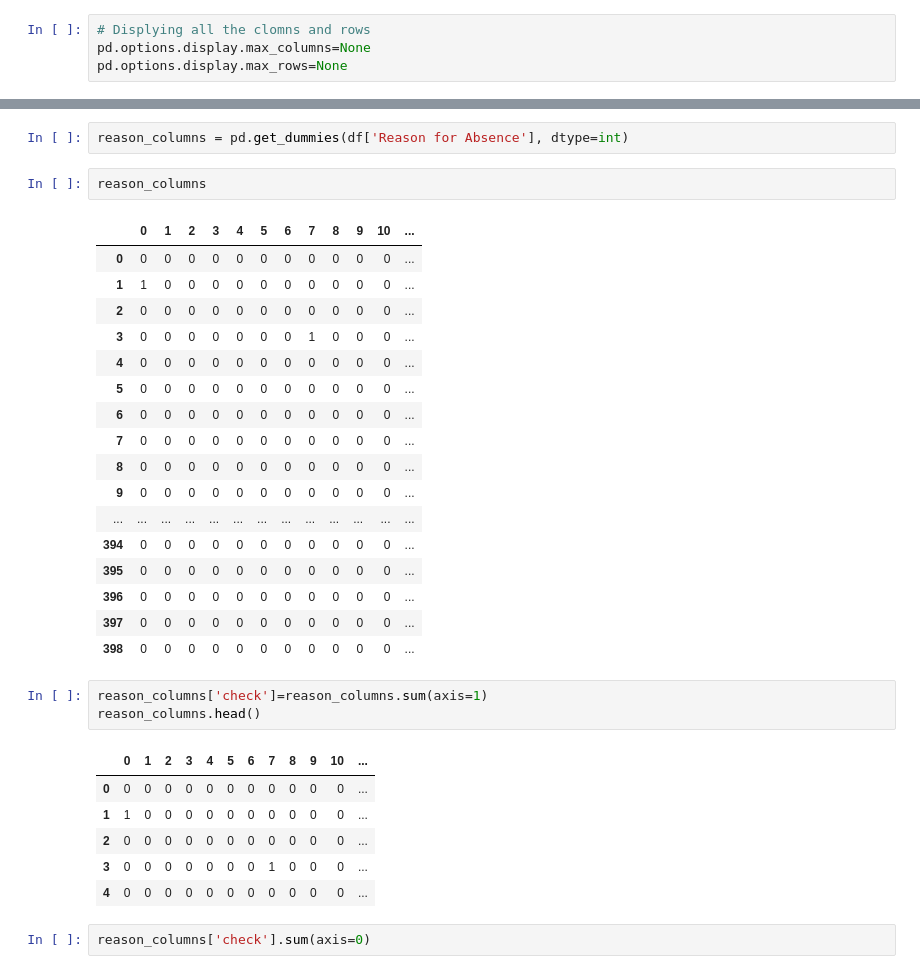
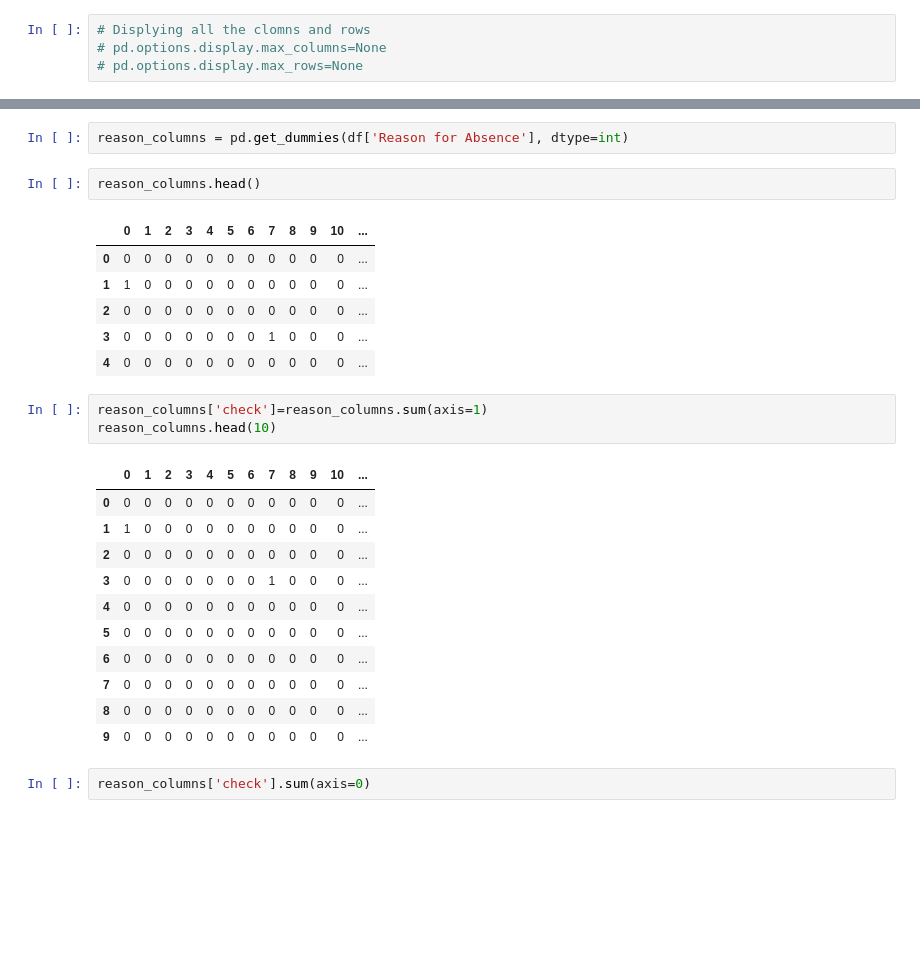
Before and after one commit to krishnavarathan/python-data-analysis, a Jupyter notebook: Absenteesium_Data_Preprocessing.ipynb, the cells around one changed output, grey strips where cells are left out. Cells and saved outputs as stored; diff of their text form; blank space fills up the shorter version.

```diff
--- a/Absenteesium_Data_Preprocessing.ipynb
+++ b/Absenteesium_Data_Preprocessing.ipynb
@@ -59,6 +59,6 @@ pandas.core.frame.DataFrame
 df= data.copy()
 # %%
 # Displying all the clomns and rows
-pd.options.display.max_columns=None
-pd.options.display.max_rows=None
+# pd.options.display.max_columns=None
+# pd.options.display.max_rows=None
 # %%
@@ -191,7 +165,7 @@ sorted(pd.unique(df['Reason for Absence']))
 # %%
 reason_columns = pd.get_dummies(df['Reason for Absence'], dtype=int)
 # %%
-reason_columns
+reason_columns.head()
 # %% [output]
 |  | 0 | 1 | 2 | 3 | 4 | 5 | 6 | 7 | 8 | 9 | 10 | ... |
 | 0 | 0 | 0 | 0 | 0 | 0 | 0 | 0 | 0 | 0 | 0 | 0 | ... |
@@ -199,27 +173,21 @@ reason_columns
 | 2 | 0 | 0 | 0 | 0 | 0 | 0 | 0 | 0 | 0 | 0 | 0 | ... |
 | 3 | 0 | 0 | 0 | 0 | 0 | 0 | 0 | 1 | 0 | 0 | 0 | ... |
 | 4 | 0 | 0 | 0 | 0 | 0 | 0 | 0 | 0 | 0 | 0 | 0 | ... |
-| 5 | 0 | 0 | 0 | 0 | 0 | 0 | 0 | 0 | 0 | 0 | 0 | ... |
-| 6 | 0 | 0 | 0 | 0 | 0 | 0 | 0 | 0 | 0 | 0 | 0 | ... |
-| 7 | 0 | 0 | 0 | 0 | 0 | 0 | 0 | 0 | 0 | 0 | 0 | ... |
-| 8 | 0 | 0 | 0 | 0 | 0 | 0 | 0 | 0 | 0 | 0 | 0 | ... |
-| 9 | 0 | 0 | 0 | 0 | 0 | 0 | 0 | 0 | 0 | 0 | 0 | ... |
-| ... | ... | ... | ... | ... | ... | ... | ... | ... | ... | ... | ... | ... |
-| 394 | 0 | 0 | 0 | 0 | 0 | 0 | 0 | 0 | 0 | 0 | 0 | ... |
-| 395 | 0 | 0 | 0 | 0 | 0 | 0 | 0 | 0 | 0 | 0 | 0 | ... |
-| 396 | 0 | 0 | 0 | 0 | 0 | 0 | 0 | 0 | 0 | 0 | 0 | ... |
-| 397 | 0 | 0 | 0 | 0 | 0 | 0 | 0 | 0 | 0 | 0 | 0 | ... |
-| 398 | 0 | 0 | 0 | 0 | 0 | 0 | 0 | 0 | 0 | 0 | 0 | ... |
 # %%
 reason_columns['check']=reason_columns.sum(axis=1)
-reason_columns.head()
+reason_columns.head(10)
 # %% [output]
 |  | 0 | 1 | 2 | 3 | 4 | 5 | 6 | 7 | 8 | 9 | 10 | ... |
 | 0 | 0 | 0 | 0 | 0 | 0 | 0 | 0 | 0 | 0 | 0 | 0 | ... |
 | 1 | 1 | 0 | 0 | 0 | 0 | 0 | 0 | 0 | 0 | 0 | 0 | ... |
 | 2 | 0 | 0 | 0 | 0 | 0 | 0 | 0 | 0 | 0 | 0 | 0 | ... |
 | 3 | 0 | 0 | 0 | 0 | 0 | 0 | 0 | 1 | 0 | 0 | 0 | ... |
 | 4 | 0 | 0 | 0 | 0 | 0 | 0 | 0 | 0 | 0 | 0 | 0 | ... |
+| 5 | 0 | 0 | 0 | 0 | 0 | 0 | 0 | 0 | 0 | 0 | 0 | ... |
+| 6 | 0 | 0 | 0 | 0 | 0 | 0 | 0 | 0 | 0 | 0 | 0 | ... |
+| 7 | 0 | 0 | 0 | 0 | 0 | 0 | 0 | 0 | 0 | 0 | 0 | ... |
+| 8 | 0 | 0 | 0 | 0 | 0 | 0 | 0 | 0 | 0 | 0 | 0 | ... |
+| 9 | 0 | 0 | 0 | 0 | 0 | 0 | 0 | 0 | 0 | 0 | 0 | ... |
 # %%
 reason_columns['check'].sum(axis=0)
 # %% [output]
```
Also changed, not shown: parts of 5 cells of this notebook.
